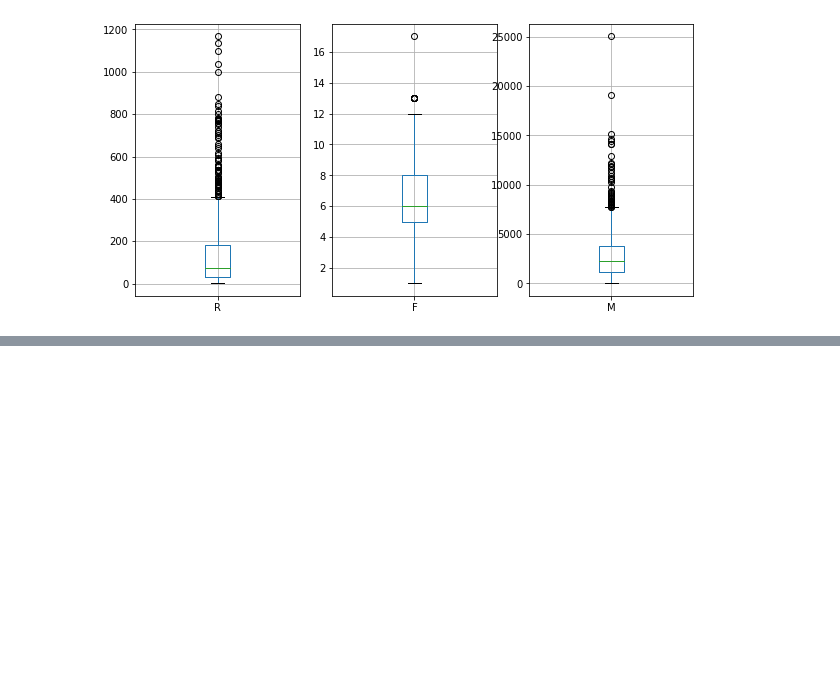
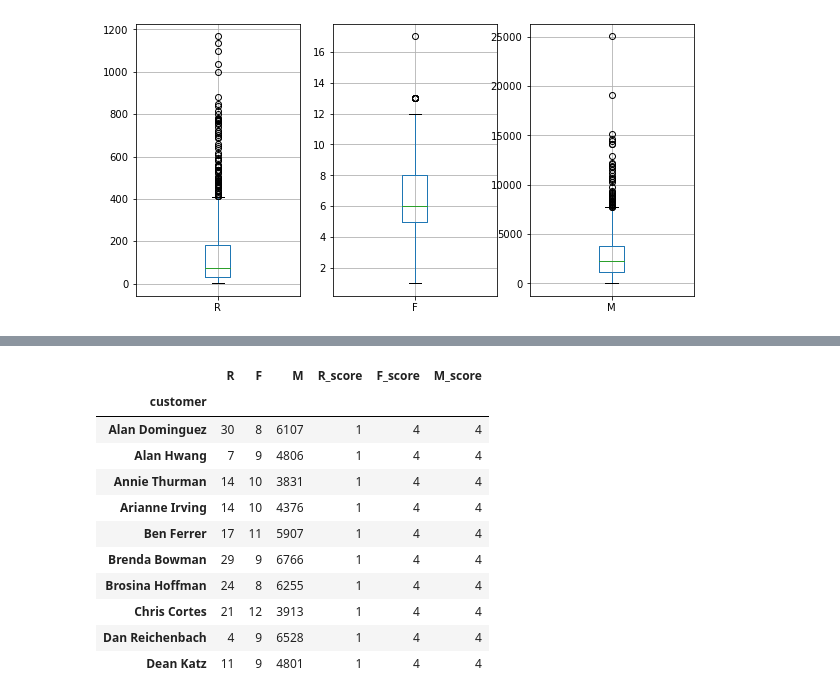
Before and after one commit to comsaint/RFM-analysis, a Jupyter notebook: exercise.ipynb, the cells around one changed output, grey strips where cells are left out. Cells and saved outputs as stored; diff of their text form; code cells hidden in the pictures; blank space fills up the shorter version.

```diff
--- a/exercise.ipynb
+++ b/exercise.ipynb
@@ -115,0 +182,15 @@ df_customers.boxplot('M',ax=ax[2])
+# %%
+df_customers.sort_values(by=['M_score', 'F_score', 'R_score'], ascending=[False, False, True]).head(10)
+# %% [output]
+|  | R | F | M | R_score | F_score | M_score |
+| customer |  |  |  |  |  |  |
+| Alan Dominguez | 30 | 8 | 6107 | 1 | 4 | 4 |
+| Alan Hwang | 7 | 9 | 4806 | 1 | 4 | 4 |
+| Annie Thurman | 14 | 10 | 3831 | 1 | 4 | 4 |
+| Arianne Irving | 14 | 10 | 4376 | 1 | 4 | 4 |
+| Ben Ferrer | 17 | 11 | 5907 | 1 | 4 | 4 |
+| Brenda Bowman | 29 | 9 | 6766 | 1 | 4 | 4 |
+| Brosina Hoffman | 24 | 8 | 6255 | 1 | 4 | 4 |
+| Chris Cortes | 21 | 12 | 3913 | 1 | 4 | 4 |
+| Dan Reichenbach | 4 | 9 | 6528 | 1 | 4 | 4 |
+| Dean Katz | 11 | 9 | 4801 | 1 | 4 | 4 |
```
Also changed, not shown: parts of 10 cells of this notebook.
